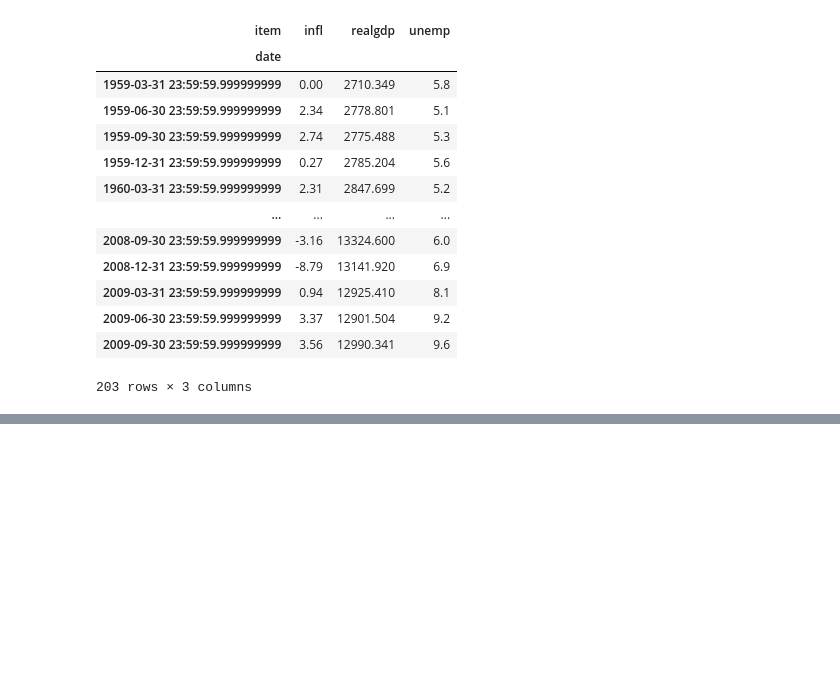
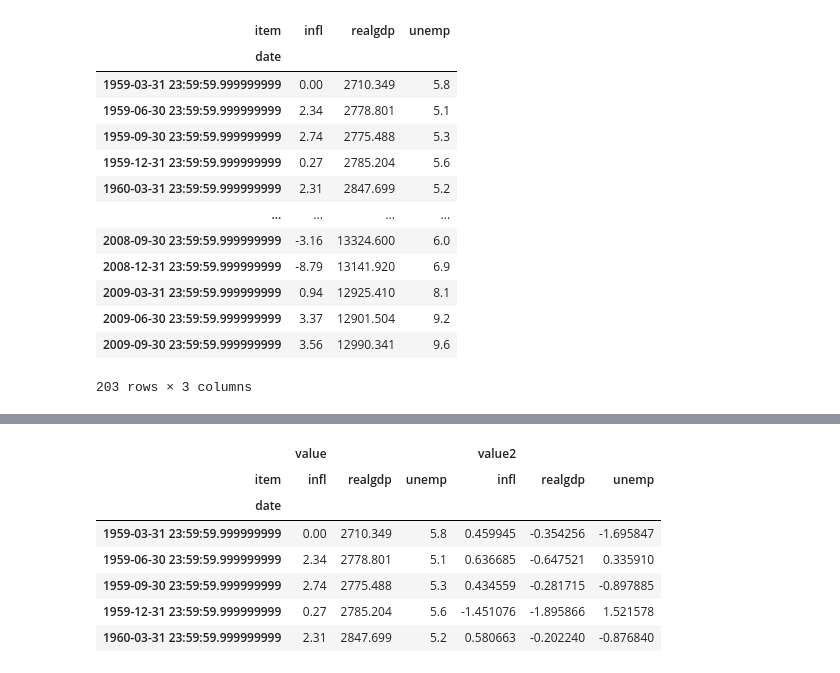
Before and after one commit to myungjae6/python, a Jupyter notebook: Chapter 8.ipynb, the cells around one changed output, grey strips where cells are left out. Drawn from its saved outputs; the diff is of its cells as text; code cells hidden in the pictures; blank space fills up the shorter version.

```diff
--- a/Chapter 8.ipynb
+++ b/Chapter 8.ipynb
@@ -1011,0 +1038,13 @@ ldata['value2'] = np.random.randn(len(ldata))
+# %%
+pivoted = ldata.pivot('date', 'item')
+# %%
+pivoted[:5]
+# %% [output]
+|  | value |  |  | value2 |  |  |
+| item | infl | realgdp | unemp | infl | realgdp | unemp |
+| date |  |  |  |  |  |  |
+| 1959-03-31 23:59:59.999999999 | 0.00 | 2710.349 | 5.8 | 0.459945 | -0.354256 | -1.695847 |
+| 1959-06-30 23:59:59.999999999 | 2.34 | 2778.801 | 5.1 | 0.636685 | -0.647521 | 0.335910 |
+| 1959-09-30 23:59:59.999999999 | 2.74 | 2775.488 | 5.3 | 0.434559 | -0.281715 | -0.897885 |
+| 1959-12-31 23:59:59.999999999 | 0.27 | 2785.204 | 5.6 | -1.451076 | -1.895866 | 1.521578 |
+| 1960-03-31 23:59:59.999999999 | 2.31 | 2847.699 | 5.2 | 0.580663 | -0.202240 | -0.876840 |
```
Also changed, not shown: parts of 27 cells of this notebook.
